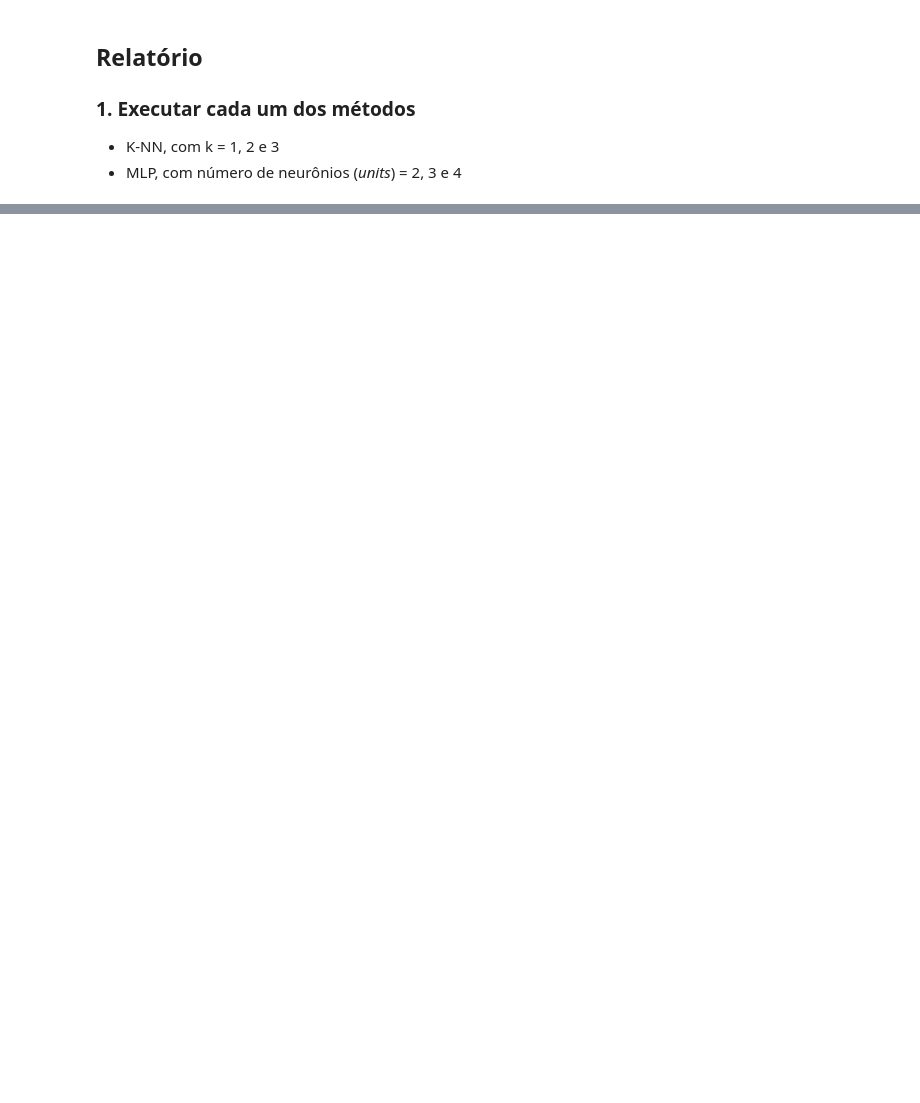
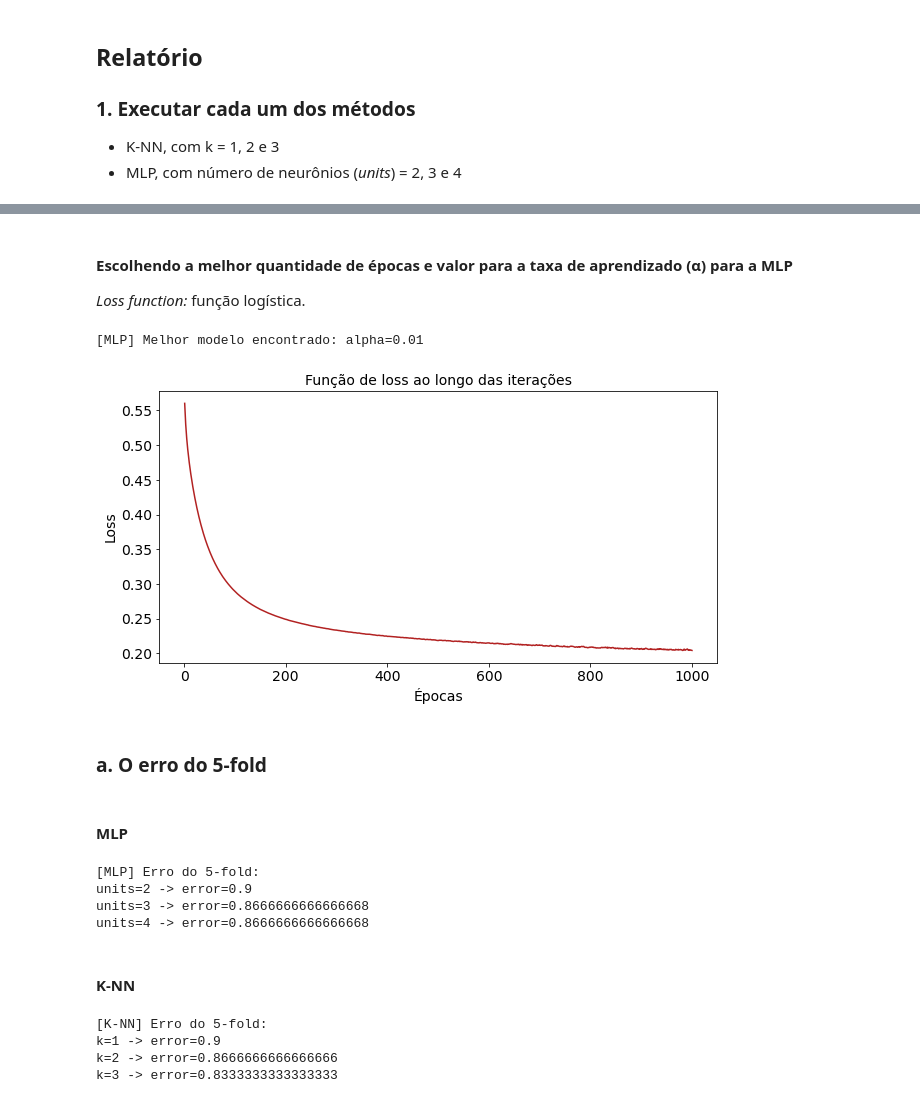
Before and after one commit to barbaraneves/machine-learning-2020-1, a Jupyter notebook: Trabalho 3/trabalho3_barbara.ipynb, the cells around one changed output, grey strips where cells are left out. Cells and saved outputs as stored; diff of their text form; code cells hidden in the pictures; blank space fills up the shorter version.

```diff
--- a/Trabalho 3/trabalho3_barbara.ipynb
+++ b/Trabalho 3/trabalho3_barbara.ipynb
@@ -98,0 +91,18 @@ X_train, X_test, y_train, y_test = train_test_split(X, y, test_size=0.2, random_
+# %% [markdown]
+#### Escolhendo a melhor quantidade de épocas e valor para a taxa de aprendizado (α) para a MLP
+
+*Loss function:* função logística.
+# %%
+np.seterr(divide='ignore', invalid='ignore', over='ignore')
+
+# Separando em treino e teste apenas para avaliação do melhor alpha e da melhor quantidade de épocas
+# Esses conjuntos também serão usados mais adiante para as matrizes de confusão
+X_train, X_test, y_train, y_test = train_test_split(X, y, test_size=0.3, random_state=42)
+
+# Tamanho da camada oculta = 4
+best_alpha = utils.grid_search_mlp(X_train, X_test, y_train, y_test, 4, 1000)
+# %% [output]
+[MLP] Melhor modelo encontrado: alpha=0.01
+[figure, added]
+# %% [markdown]
+### a. O erro do 5-fold
@@ -98,0 +115,22 @@ X_train, X_test, y_train, y_test = train_test_split(X, y, test_size=0.2, random_
+# %% [markdown]
+#### MLP
+# %%
+print('[MLP] Erro do 5-fold:')
+for k, v in MLP_dict.items():
+    print('units={} -> error={}'.format(k, v))
+# %% [output]
+[MLP] Erro do 5-fold:
+units=2 -> error=0.9
+units=3 -> error=0.8666666666666668
+units=4 -> error=0.8666666666666668
+# %% [markdown]
+#### K-NN
+# %%
+print('[K-NN] Erro do 5-fold:')
+for k, v in KNN_dict.items():
+    print('k={} -> error={}'.format(k, v))
+# %% [output]
+[K-NN] Erro do 5-fold:
+k=1 -> error=0.9
+k=2 -> error=0.8666666666666666
+k=3 -> error=0.8333333333333333
```
Also changed, not shown: parts of 17 cells of this notebook, 2 other files.
